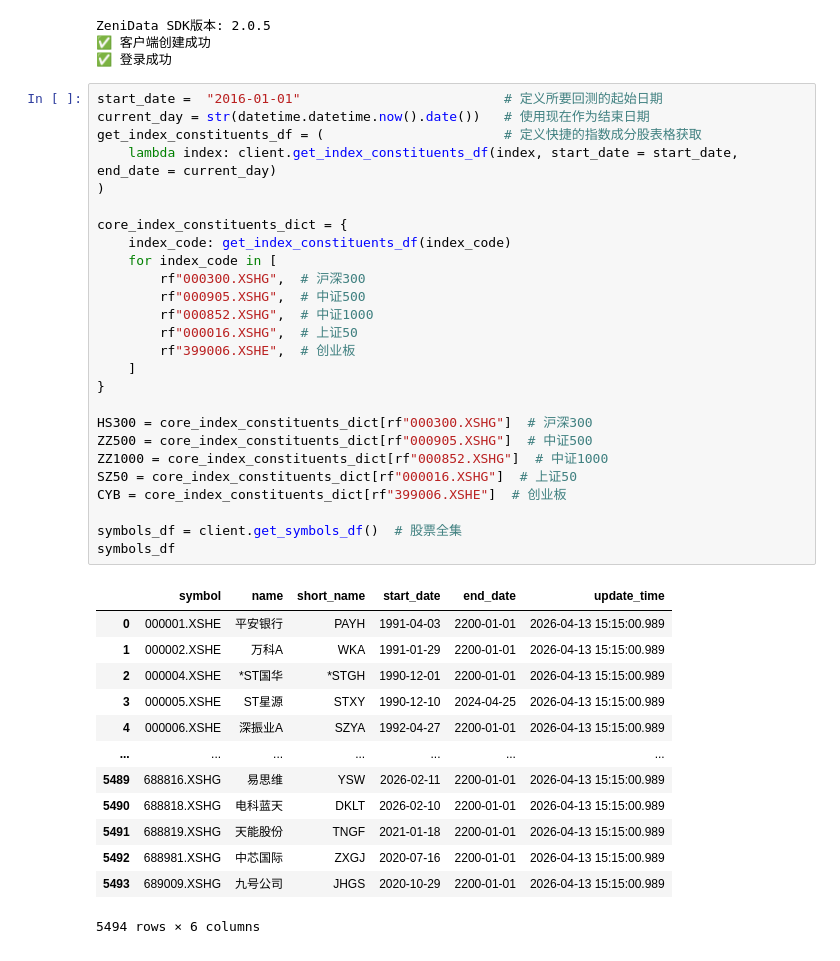
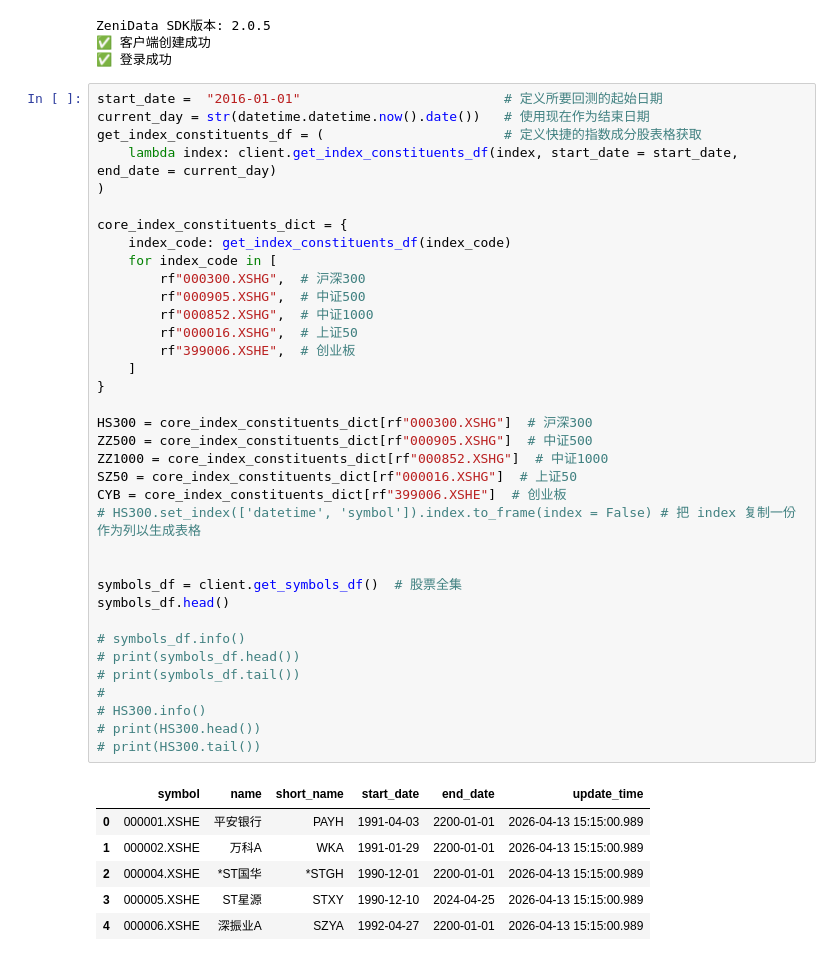
Before and after one commit to linerrrrrrr/Latitude_Alpha_Generator, a Jupyter notebook: testing_03.ipynb, the cells around one changed output. Drawn from its saved outputs; the diff is of its cells as text.

```diff
--- a/testing_03.ipynb
+++ b/testing_03.ipynb
@@ -35,39 +35,42 @@ start_date =  "2016-01-01"                          # 定义所要回测的起
 current_day = str(datetime.datetime.now().date())   # 使用现在作为结束日期
 get_index_constituents_df = (                       # 定义快捷的指数成分股表格获取
     lambda index: client.get_index_constituents_df(index, start_date = start_date, end_date = current_day)
 )
 
 core_index_constituents_dict = {
     index_code: get_index_constituents_df(index_code)
     for index_code in [
         rf"000300.XSHG",  # 沪深300
         rf"000905.XSHG",  # 中证500
         rf"000852.XSHG",  # 中证1000
         rf"000016.XSHG",  # 上证50
         rf"399006.XSHE",  # 创业板
     ]
 }
 
 HS300 = core_index_constituents_dict[rf"000300.XSHG"]  # 沪深300
 ZZ500 = core_index_constituents_dict[rf"000905.XSHG"]  # 中证500
 ZZ1000 = core_index_constituents_dict[rf"000852.XSHG"]  # 中证1000
 SZ50 = core_index_constituents_dict[rf"000016.XSHG"]  # 上证50
 CYB = core_index_constituents_dict[rf"399006.XSHE"]  # 创业板
+# HS300.set_index(['datetime', 'symbol']).index.to_frame(index = False) # 把 index 复制一份作为列以生成表格
+
 
 symbols_df = client.get_symbols_df()  # 股票全集
-symbols_df
+symbols_df.head()
+
+# symbols_df.info()
+# print(symbols_df.head())
+# print(symbols_df.tail())
+#
+# HS300.info()
+# print(HS300.head())
+# print(HS300.tail())
 # %% [output]
 |  | symbol | name | short_name | start_date | end_date | update_time |
 | 0 | 000001.XSHE | 平安银行 | PAYH | 1991-04-03 | 2200-01-01 | 2026-04-13 15:15:00.989 |
 | 1 | 000002.XSHE | 万科A | WKA | 1991-01-29 | 2200-01-01 | 2026-04-13 15:15:00.989 |
 | 2 | 000004.XSHE | *ST国华 | *STGH | 1990-12-01 | 2200-01-01 | 2026-04-13 15:15:00.989 |
 | 3 | 000005.XSHE | ST星源 | STXY | 1990-12-10 | 2024-04-25 | 2026-04-13 15:15:00.989 |
 | 4 | 000006.XSHE | 深振业A | SZYA | 1992-04-27 | 2200-01-01 | 2026-04-13 15:15:00.989 |
-| ... | ... | ... | ... | ... | ... | ... |
-| 5489 | 688816.XSHG | 易思维 | YSW | 2026-02-11 | 2200-01-01 | 2026-04-13 15:15:00.989 |
-| 5490 | 688818.XSHG | 电科蓝天 | DKLT | 2026-02-10 | 2200-01-01 | 2026-04-13 15:15:00.989 |
-| 5491 | 688819.XSHG | 天能股份 | TNGF | 2021-01-18 | 2200-01-01 | 2026-04-13 15:15:00.989 |
-| 5492 | 688981.XSHG | 中芯国际 | ZXGJ | 2020-07-16 | 2200-01-01 | 2026-04-13 15:15:00.989 |
-| 5493 | 689009.XSHG | 九号公司 | JHGS | 2020-10-29 | 2200-01-01 | 2026-04-13 15:15:00.989 |
-5494 rows × 6 columns
 # %%
```
Also changed, not shown: parts of 9 cells of this notebook, 1 other file.
